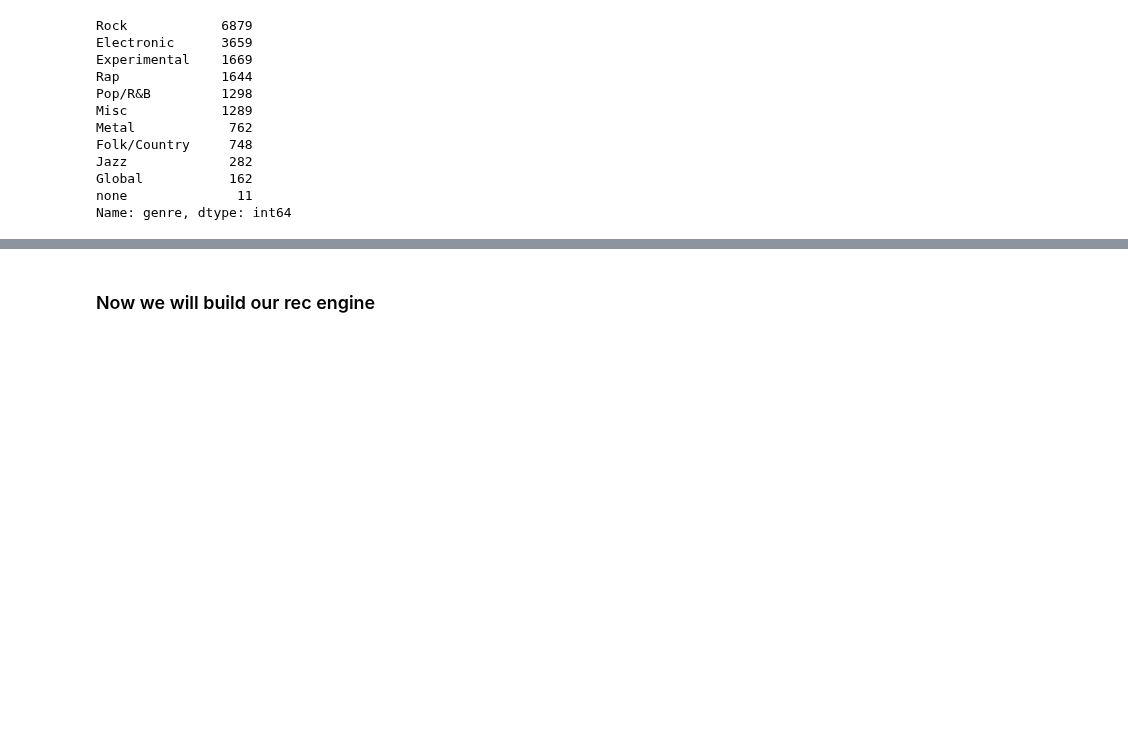
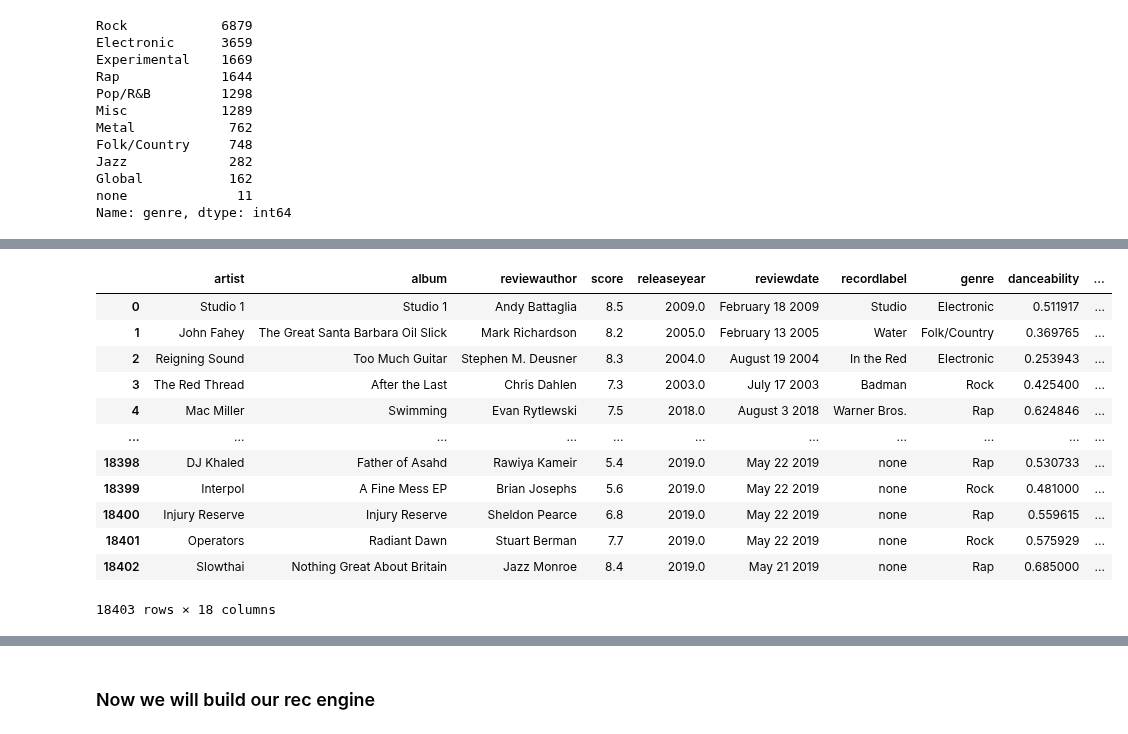
Before and after one commit to Hadryan/Music-Recommender-Engine-1, a Jupyter notebook: Final_NB.ipynb, the cells around one changed output, grey strips where cells are left out. Saved outputs shown, nothing was run; the diff lists cells and outputs as text; code cells hidden in the pictures; blank space fills up the shorter version.

```diff
--- a/Final_NB.ipynb
+++ b/Final_NB.ipynb
@@ -54,0 +63,16 @@ Name: genre, dtype: int64
+# %%
+df
+# %% [output]
+|  | artist | album | reviewauthor | score | releaseyear | reviewdate | recordlabel | genre | danceability | ... |
+| 0 | Studio 1 | Studio 1 | Andy Battaglia | 8.5 | 2009.0 | February 18 2009 | Studio | Electronic | 0.511917 | ... |
+| 1 | John Fahey | The Great Santa Barbara Oil Slick | Mark Richardson | 8.2 | 2005.0 | February 13 2005 | Water | Folk/Country | 0.369765 | ... |
+| 2 | Reigning Sound | Too Much Guitar | Stephen M. Deusner | 8.3 | 2004.0 | August 19 2004 | In the Red | Electronic | 0.253943 | ... |
+| 3 | The Red Thread | After the Last | Chris Dahlen | 7.3 | 2003.0 | July 17 2003 | Badman | Rock | 0.425400 | ... |
+| 4 | Mac Miller | Swimming | Evan Rytlewski | 7.5 | 2018.0 | August 3 2018 | Warner Bros. | Rap | 0.624846 | ... |
+| ... | ... | ... | ... | ... | ... | ... | ... | ... | ... | ... |
+| 18398 | DJ Khaled | Father of Asahd | Rawiya Kameir | 5.4 | 2019.0 | May 22 2019 | none | Rap | 0.530733 | ... |
+| 18399 | Interpol | A Fine Mess EP | Brian Josephs | 5.6 | 2019.0 | May 22 2019 | none | Rock | 0.481000 | ... |
+| 18400 | Injury Reserve | Injury Reserve | Sheldon Pearce | 6.8 | 2019.0 | May 22 2019 | none | Rap | 0.559615 | ... |
+| 18401 | Operators | Radiant Dawn | Stuart Berman | 7.7 | 2019.0 | May 22 2019 | none | Rock | 0.575929 | ... |
+| 18402 | Slowthai | Nothing Great About Britain | Jazz Monroe | 8.4 | 2019.0 | May 21 2019 | none | Rap | 0.685000 | ... |
+18403 rows × 18 columns
```
Also changed, not shown: parts of 3 cells of this notebook, 3 other files.
